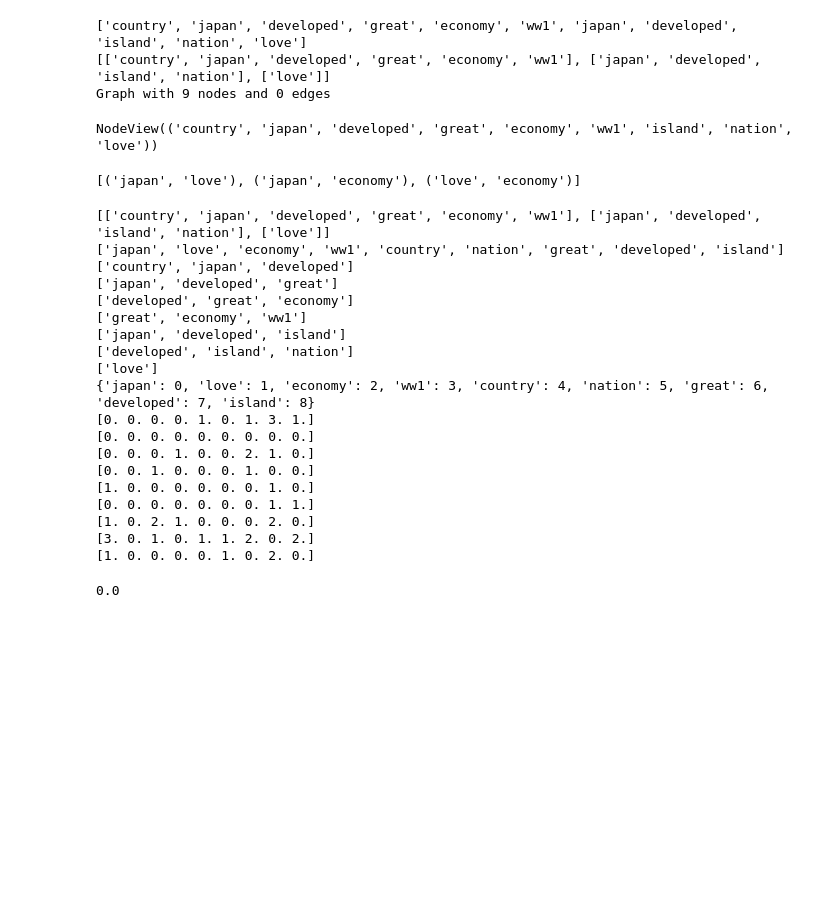
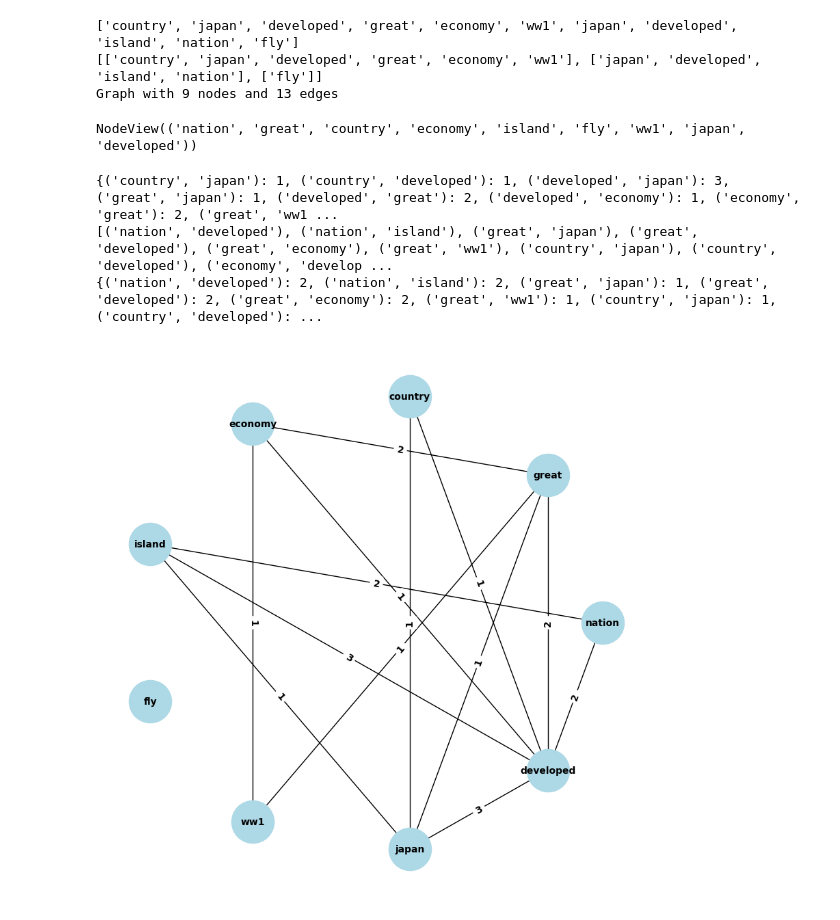
Before and after one commit to DinnoKoluh/keyword_extractor, a Jupyter notebook: main.ipynb, the cells around one changed output. Saved outputs shown, nothing was run; the diff lists cells and outputs as text; code cells hidden in the pictures; blank space fills up the shorter version.

Commit message:
Converted Adjacency matrix to Dictionary for compact representation. Added graph initialization and visulalization in KeywordExtractor class.

```diff
--- a/main.ipynb
+++ b/main.ipynb
@@ -13,50 +12,26 @@ The autoreload extension is already loaded. To reload it, use:
 # %%
 #prune_text("aaa bbbb ccc")
 abstract = load_abstract('ex1')
-abstract = "The country of Japan has developed to a great economy after WW1. Japan is a developed island nation. I love."
+abstract = "The country of Japan has developed to a great economy after WW1. Japan is a developed island nation. I fly. "
+#abstract = "I like deep saying. I like NLP. I enjoy flying."
 ke = KeywordExtractor(abstract=abstract)
 print(ke.tokens)
 print(ke.sentences)
 print(ke.graph)
 ke.graph.nodes
 # %% [output]
-['country', 'japan', 'developed', 'great', 'economy', 'ww1', 'japan', 'developed', 'island', 'nation', 'love']
-[['country', 'japan', 'developed', 'great', 'economy', 'ww1'], ['japan', 'developed', 'island', 'nation'], ['love']]
-Graph with 9 nodes and 0 edges
+['country', 'japan', 'developed', 'great', 'economy', 'ww1', 'japan', 'developed', 'island', 'nation', 'fly']
+[['country', 'japan', 'developed', 'great', 'economy', 'ww1'], ['japan', 'developed', 'island', 'nation'], ['fly']]
+Graph with 9 nodes and 13 edges
-NodeView(('country', 'japan', 'developed', 'great', 'economy', 'ww1', 'island', 'nation', 'love'))
+NodeView(('nation', 'great', 'country', 'economy', 'island', 'fly', 'ww1', 'japan', 'developed'))
-# %%
-get_co_matrix(ke.sentences, ke.unique_tokens)
-my_list = ['japan', 'love', 'economy']
-p = list(combinations(my_list, 2))
-print(p)
-# %% [output]
-[('japan', 'love'), ('japan', 'economy'), ('love', 'economy')]
-# %%
-print(ke.sentences)
-print(ke.unique_tokens)
-
-co_matrix, index_dict = get_co_matrix(ke.sentences, ke.unique_tokens)
-print(index_dict)
-for c in co_matrix: print(c)
-co_matrix[0][0]
-# %% [output]
-[['country', 'japan', 'developed', 'great', 'economy', 'ww1'], ['japan', 'developed', 'island', 'nation'], ['love']]
-['japan', 'love', 'economy', 'ww1', 'country', 'nation', 'great', 'developed', 'island']
-['country', 'japan', 'developed']
-['japan', 'developed', 'great']
-['developed', 'great', 'economy']
-['great', 'economy', 'ww1']
-['japan', 'developed', 'island']
-['developed', 'island', 'nation']
-['love']
-{'japan': 0, 'love': 1, 'economy': 2, 'ww1': 3, 'country': 4, 'nation': 5, 'great': 6, 'developed': 7, 'island': 8}
-[0. 0. 0. 0. 1. 0. 1. 3. 1.]
-[0. 0. 0. 0. 0. 0. 0. 0. 0.]
-[0. 0. 0. 1. 0. 0. 2. 1. 0.]
-[0. 0. 1. 0. 0. 0. 1. 0. 0.]
-[1. 0. 0. 0. 0. 0. 0. 1. 0.]
-[0. 0. 0. 0. 0. 0. 0. 1. 1.]
-[1. 0. 2. 1. 0. 0. 0. 2. 0.]
-[3. 0. 1. 0. 1. 1. 2. 0. 2.]
-[1. 0. 0. 0. 0. 1. 0. 2. 0.]
-0.0
+# %%
+print(ke.co)
+labels = nx.get_edge_attributes(ke.graph,'weight')
+print(ke.graph.edges)
+print(labels)
+ke.visualize_graph()
+# %% [output]
+{('country', 'japan'): 1, ('country', 'developed'): 1, ('developed', 'japan'): 3, ('great', 'japan'): 1, ('developed', 'great'): 2, ('developed', 'economy'): 1, ('economy', 'great'): 2, ('great', 'ww1 ...
+[('nation', 'developed'), ('nation', 'island'), ('great', 'japan'), ('great', 'developed'), ('great', 'economy'), ('great', 'ww1'), ('country', 'japan'), ('country', 'developed'), ('economy', 'develop ...
+{('nation', 'developed'): 2, ('nation', 'island'): 2, ('great', 'japan'): 1, ('great', 'developed'): 2, ('great', 'economy'): 2, ('great', 'ww1'): 1, ('country', 'japan'): 1, ('country', 'developed'): ...
+[figure, added]
```
Also changed, not shown: parts of 1 cell of this notebook, 3 other files.
